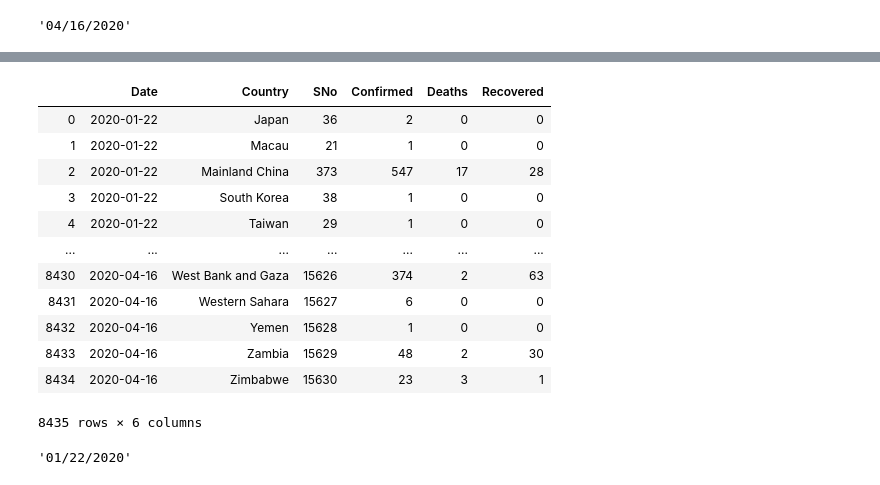
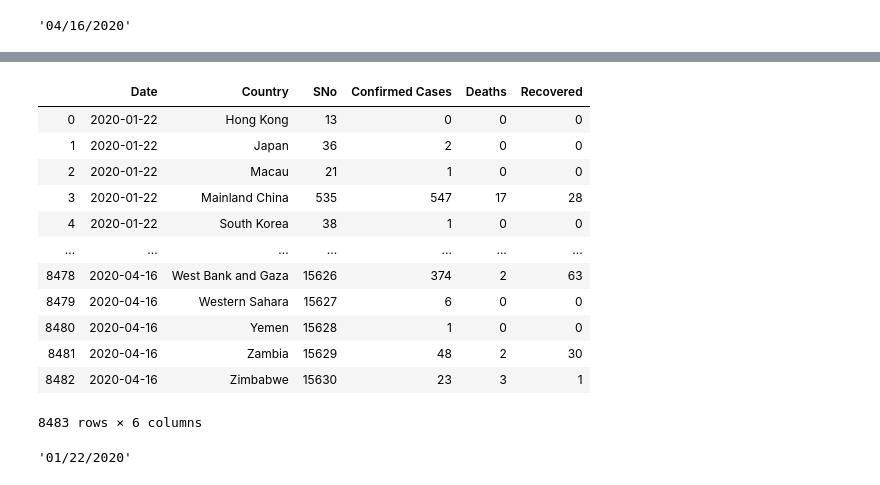
Before and after one commit to amuffitt/covid19-choroplethmap, a Jupyter notebook: Covid Global Spread.ipynb, the cells around one changed output, grey strips where cells are left out. Drawn from its saved outputs; the diff is of its cells as text; code cells hidden in the pictures.

```diff
--- a/Covid Global Spread.ipynb
+++ b/Covid Global Spread.ipynb
@@ -122,21 +118,21 @@ fig.update_layout(
 # %%
 # Modify original dataframe to group by date and country for showing all dates
-cov_countrydate = cov_countrydate.groupby(['Date','Country']).sum().reset_index()
+cov_countrydate = cov.groupby(['Date','Country']).sum().reset_index()
 cov_countrydate
 # %% [output]
-|  | Date | Country | SNo | Confirmed | Deaths | Recovered |
-| 0 | 2020-01-22 | Japan | 36 | 2 | 0 | 0 |
-| 1 | 2020-01-22 | Macau | 21 | 1 | 0 | 0 |
-| 2 | 2020-01-22 | Mainland China | 373 | 547 | 17 | 28 |
-| 3 | 2020-01-22 | South Korea | 38 | 1 | 0 | 0 |
-| 4 | 2020-01-22 | Taiwan | 29 | 1 | 0 | 0 |
+|  | Date | Country | SNo | Confirmed Cases | Deaths | Recovered |
+| 0 | 2020-01-22 | Hong Kong | 13 | 0 | 0 | 0 |
+| 1 | 2020-01-22 | Japan | 36 | 2 | 0 | 0 |
+| 2 | 2020-01-22 | Macau | 21 | 1 | 0 | 0 |
+| 3 | 2020-01-22 | Mainland China | 535 | 547 | 17 | 28 |
+| 4 | 2020-01-22 | South Korea | 38 | 1 | 0 | 0 |
 | ... | ... | ... | ... | ... | ... | ... |
-| 8430 | 2020-04-16 | West Bank and Gaza | 15626 | 374 | 2 | 63 |
-| 8431 | 2020-04-16 | Western Sahara | 15627 | 6 | 0 | 0 |
-| 8432 | 2020-04-16 | Yemen | 15628 | 1 | 0 | 0 |
-| 8433 | 2020-04-16 | Zambia | 15629 | 48 | 2 | 30 |
-| 8434 | 2020-04-16 | Zimbabwe | 15630 | 23 | 3 | 1 |
+| 8478 | 2020-04-16 | West Bank and Gaza | 15626 | 374 | 2 | 63 |
+| 8479 | 2020-04-16 | Western Sahara | 15627 | 6 | 0 | 0 |
+| 8480 | 2020-04-16 | Yemen | 15628 | 1 | 0 | 0 |
+| 8481 | 2020-04-16 | Zambia | 15629 | 48 | 2 | 30 |
+| 8482 | 2020-04-16 | Zimbabwe | 15630 | 23 | 3 | 1 |
-8435 rows × 6 columns
+8483 rows × 6 columns
 # %%
 #converting date back to string at this point as it's needed for the animated date-changing map to follow
 cov_countrydate['Date']=cov_countrydate['Date'].astype(str)
```
Also changed, not shown: parts of 16 cells of this notebook, 4 other files.
